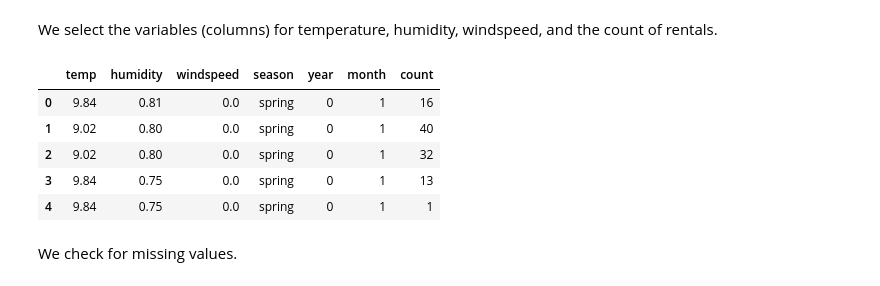
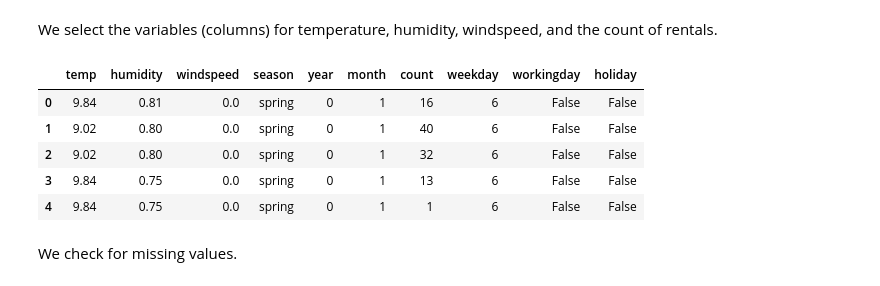
Before and after one commit to rumen111/data_science, a Jupyter notebook: data_science.ipynb, the cells around one changed output. Cells and saved outputs as stored; diff of their text form; code cells hidden in the pictures.

```diff
--- a/data_science.ipynb
+++ b/data_science.ipynb
@@ -87,15 +87,15 @@ df.describe()
 # %% [markdown]
 We select the variables (columns) for temperature, humidity, windspeed, and the count of rentals.
 # %%
-df = df[["temp", "humidity", "windspeed", "season", "year", "month", "count"]]
+df = df[["temp", "humidity", "windspeed", "season", "year", "month", "count", "weekday", "workingday", "holiday"]]
 df.head()
 # %% [output]
-|  | temp | humidity | windspeed | season | year | month | count |
-| 0 | 9.84 | 0.81 | 0.0 | spring | 0 | 1 | 16 |
-| 1 | 9.02 | 0.80 | 0.0 | spring | 0 | 1 | 40 |
-| 2 | 9.02 | 0.80 | 0.0 | spring | 0 | 1 | 32 |
-| 3 | 9.84 | 0.75 | 0.0 | spring | 0 | 1 | 13 |
-| 4 | 9.84 | 0.75 | 0.0 | spring | 0 | 1 | 1 |
+|  | temp | humidity | windspeed | season | year | month | count | weekday | workingday | holiday |
+| 0 | 9.84 | 0.81 | 0.0 | spring | 0 | 1 | 16 | 6 | False | False |
+| 1 | 9.02 | 0.80 | 0.0 | spring | 0 | 1 | 40 | 6 | False | False |
+| 2 | 9.02 | 0.80 | 0.0 | spring | 0 | 1 | 32 | 6 | False | False |
+| 3 | 9.84 | 0.75 | 0.0 | spring | 0 | 1 | 13 | 6 | False | False |
+| 4 | 9.84 | 0.75 | 0.0 | spring | 0 | 1 | 1 | 6 | False | False |
 # %% [markdown]
 We check for missing values.
 # %%
```
Also changed, not shown: parts of 5 cells of this notebook.
